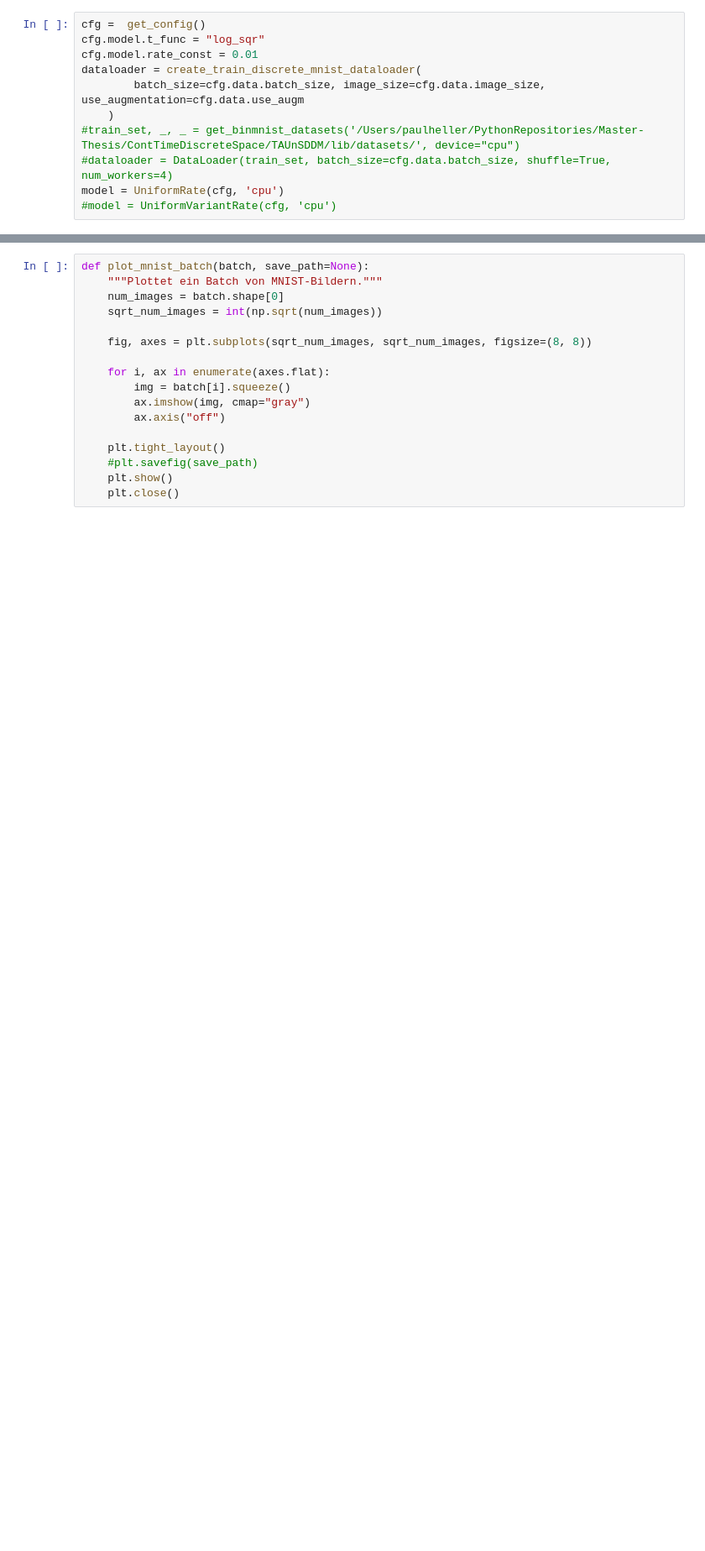
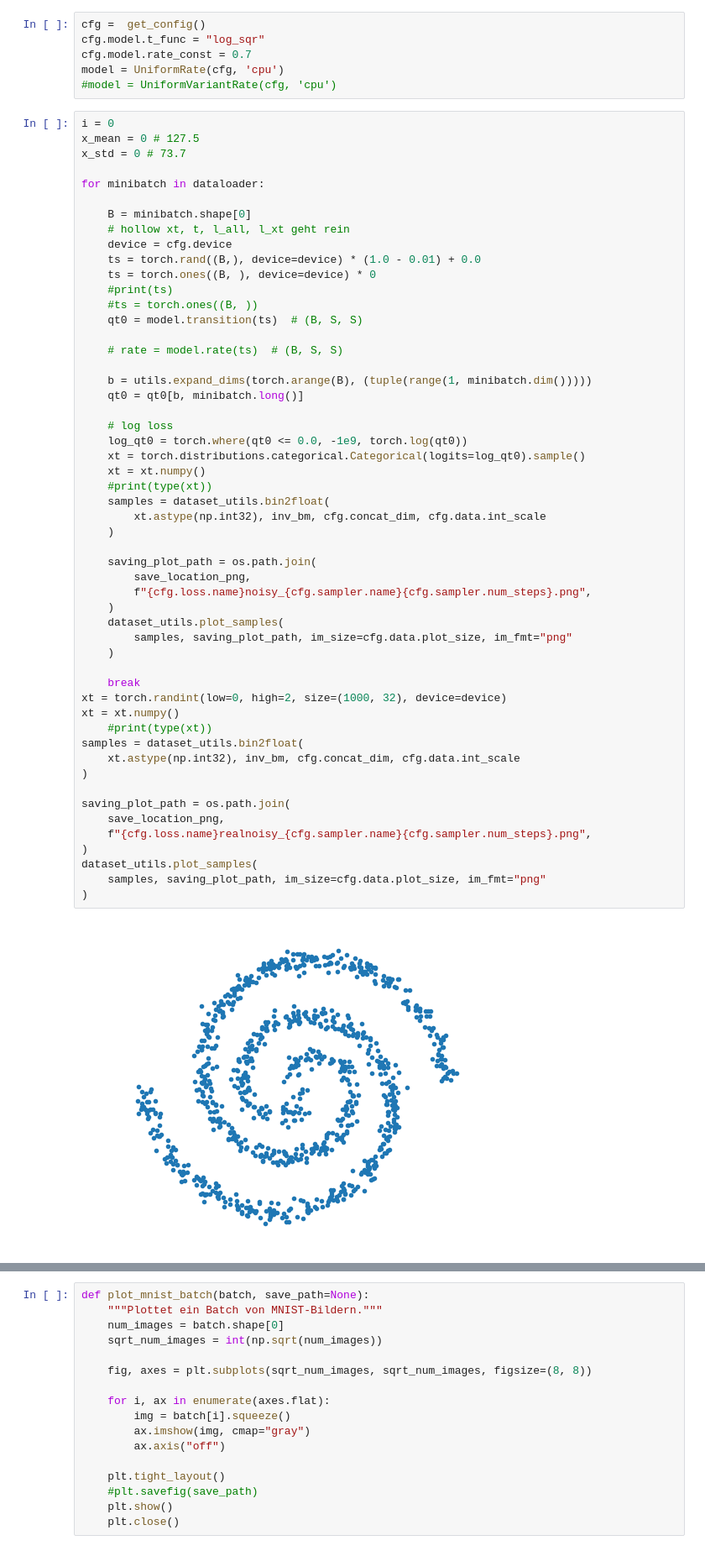
Before and after one commit to paulffm/Continuous-Time-Diffusion-Models-for-Discrete-Data, a Jupyter notebook: ContTimeDiscreteSpace/TAUnSDDM/nb_workaround.ipynb, the cells around one changed output, grey strips where cells are left out. Shown: that part at 84% size. Saved outputs shown, nothing was run; the diff lists cells and outputs as text; blank space fills up the shorter version.

Commit message:
adjusted sampling and training bc of synthetic

```diff
--- a/ContTimeDiscreteSpace/TAUnSDDM/nb_workaround.ipynb
+++ b/ContTimeDiscreteSpace/TAUnSDDM/nb_workaround.ipynb
@@ -90,11 +99,61 @@ tensor([[ True, False, False,  ...,  True,  True, False],
 # %%
 cfg =  get_config()
 cfg.model.t_func = "log_sqr"
-cfg.model.rate_const = 0.01
-dataloader = create_train_discrete_mnist_dataloader(
-        batch_size=cfg.data.batch_size, image_size=cfg.data.image_size, use_augmentation=cfg.data.use_augm
-    )
-#train_set, _, _ = get_binmnist_datasets('/Users/paulheller/PythonRepositories/Master-Thesis/ContTimeDiscreteSpace/TAUnSDDM/lib/datasets/', device="cpu")
-#dataloader = DataLoader(train_set, batch_size=cfg.data.batch_size, shuffle=True, num_workers=4)
+cfg.model.rate_const = 0.7
 model = UniformRate(cfg, 'cpu')
 #model = UniformVariantRate(cfg, 'cpu')
+# %%
+i = 0
+x_mean = 0 # 127.5
+x_std = 0 # 73.7
+
+for minibatch in dataloader:
+
+    B = minibatch.shape[0]
+    # hollow xt, t, l_all, l_xt geht rein
+    device = cfg.device
+    ts = torch.rand((B,), device=device) * (1.0 - 0.01) + 0.0
+    ts = torch.ones((B, ), device=device) * 0
+    #print(ts)
+    #ts = torch.ones((B, ))
+    qt0 = model.transition(ts)  # (B, S, S)
+
+    # rate = model.rate(ts)  # (B, S, S)
+
+    b = utils.expand_dims(torch.arange(B), (tuple(range(1, minibatch.dim()))))
+    qt0 = qt0[b, minibatch.long()]
+
+    # log loss
+    log_qt0 = torch.where(qt0 <= 0.0, -1e9, torch.log(qt0))
+    xt = torch.distributions.categorical.Categorical(logits=log_qt0).sample()
+    xt = xt.numpy()
+    #print(type(xt))
+    samples = dataset_utils.bin2float(
+        xt.astype(np.int32), inv_bm, cfg.concat_dim, cfg.data.int_scale
+    )
+
+    saving_plot_path = os.path.join(
+        save_location_png,
+        f"{cfg.loss.name}noisy_{cfg.sampler.name}{cfg.sampler.num_steps}.png",
+    )
+    dataset_utils.plot_samples(
+        samples, saving_plot_path, im_size=cfg.data.plot_size, im_fmt="png"
+    )
+
+    break
+xt = torch.randint(low=0, high=2, size=(1000, 32), device=device)
+xt = xt.numpy()
+    #print(type(xt))
+samples = dataset_utils.bin2float(
+    xt.astype(np.int32), inv_bm, cfg.concat_dim, cfg.data.int_scale
+)
+
+saving_plot_path = os.path.join(
+    save_location_png,
+    f"{cfg.loss.name}realnoisy_{cfg.sampler.name}{cfg.sampler.num_steps}.png",
+)
+dataset_utils.plot_samples(
+    samples, saving_plot_path, im_size=cfg.data.plot_size, im_fmt="png"
+)
+# %% [output]
+[figure, added]
```
Also changed, not shown: parts of 8 cells of this notebook, 8 other files.
